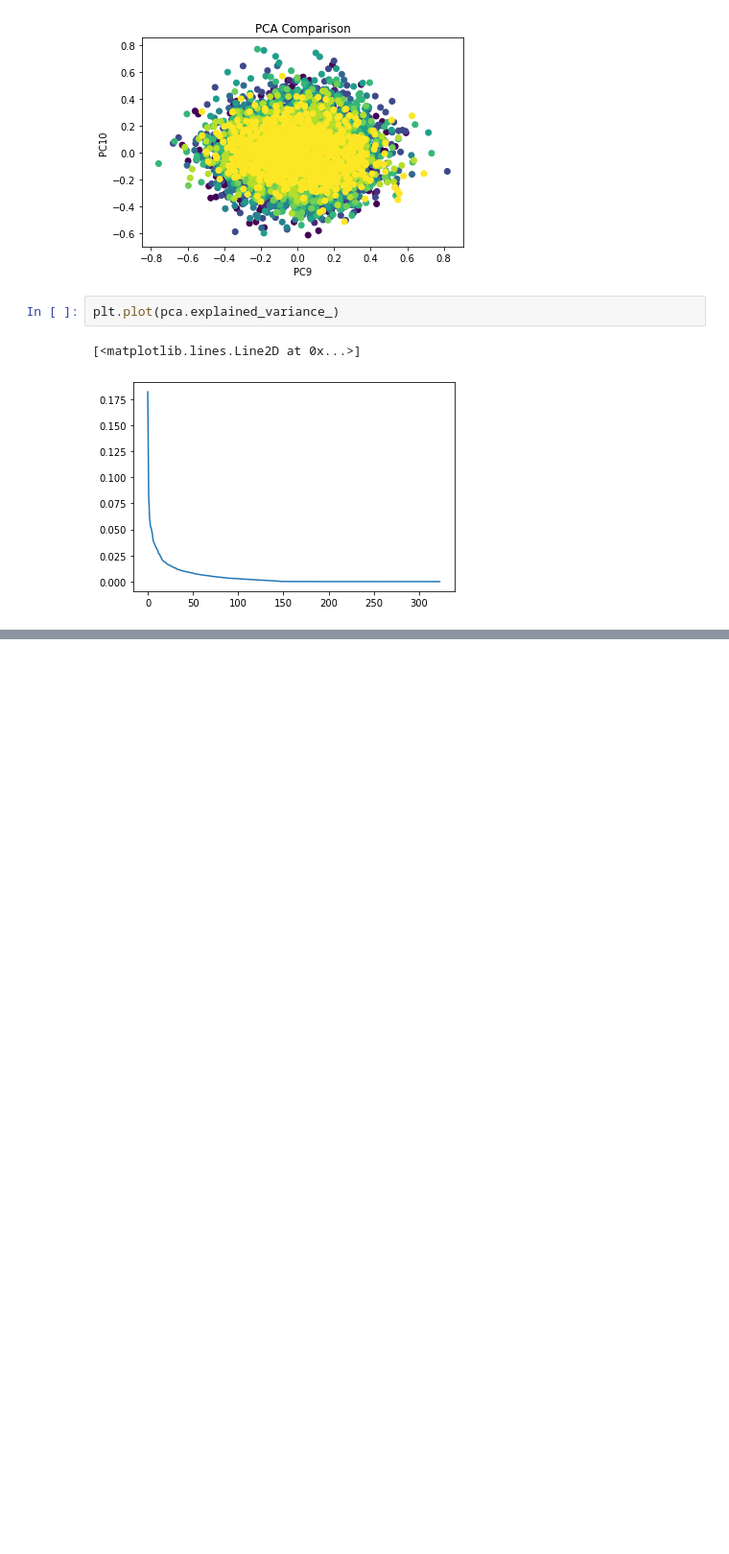
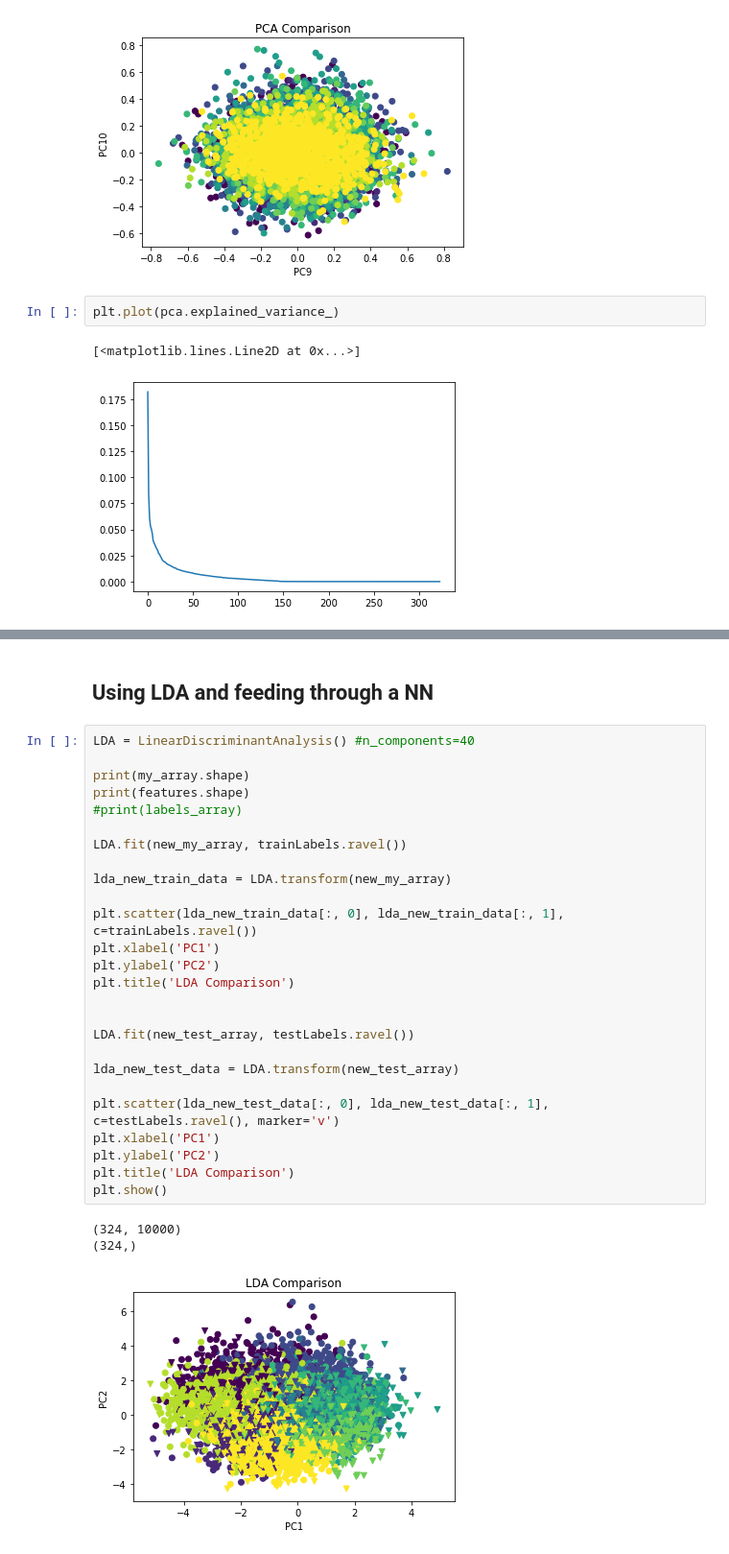
Before and after one commit to codingWithAndy/CSCM45-Big_Data_and_Machine_Learning, a Jupyter notebook: Assignment/Assignment 2.ipynb, the cells around one changed output, grey strips where cells are left out. Shown at 96% size. Drawn from its saved outputs; the diff is of its cells as text; blank space fills up the shorter version.

```diff
--- a/Assignment/Assignment 2.ipynb
+++ b/Assignment/Assignment 2.ipynb
@@ -203,0 +157,32 @@ plt.show()
+# %% [markdown]
+## Using LDA and feeding through a NN
+# %%
+LDA = LinearDiscriminantAnalysis() #n_components=40
+
+print(my_array.shape)
+print(features.shape)
+#print(labels_array)
+
+LDA.fit(new_my_array, trainLabels.ravel())
+
+lda_new_train_data = LDA.transform(new_my_array)
+
+plt.scatter(lda_new_train_data[:, 0], lda_new_train_data[:, 1], c=trainLabels.ravel())
+plt.xlabel('PC1')
+plt.ylabel('PC2')
+plt.title('LDA Comparison')
+
+
+LDA.fit(new_test_array, testLabels.ravel())
+
+lda_new_test_data = LDA.transform(new_test_array)
+
+plt.scatter(lda_new_test_data[:, 0], lda_new_test_data[:, 1], c=testLabels.ravel(), marker='v')
+plt.xlabel('PC1')
+plt.ylabel('PC2')
+plt.title('LDA Comparison')
+plt.show()
+# %% [output]
+(324, 10000)
+(324,)
+[figure, added]
```
Also changed, not shown: parts of 13 cells of this notebook, 3 other files.
